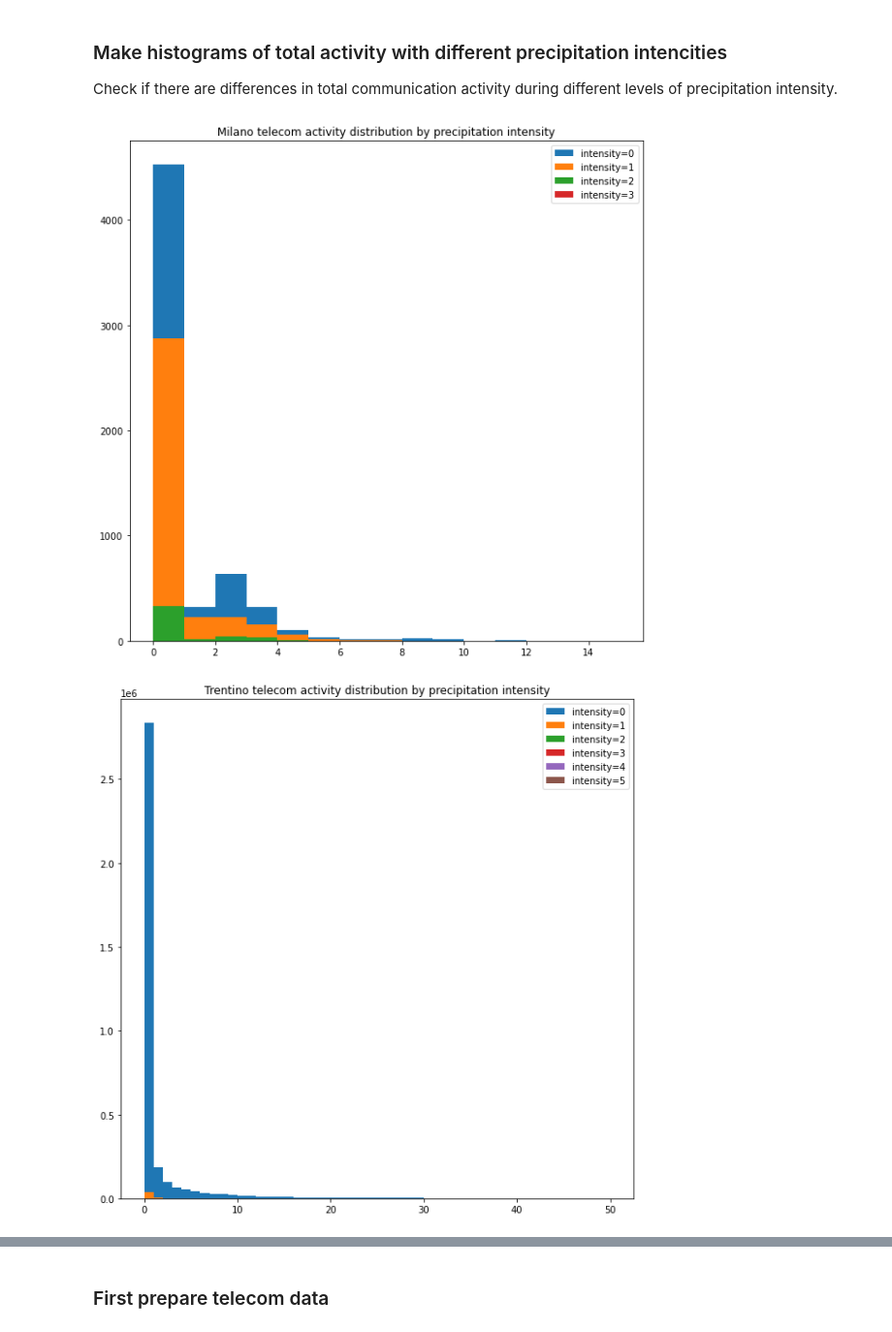
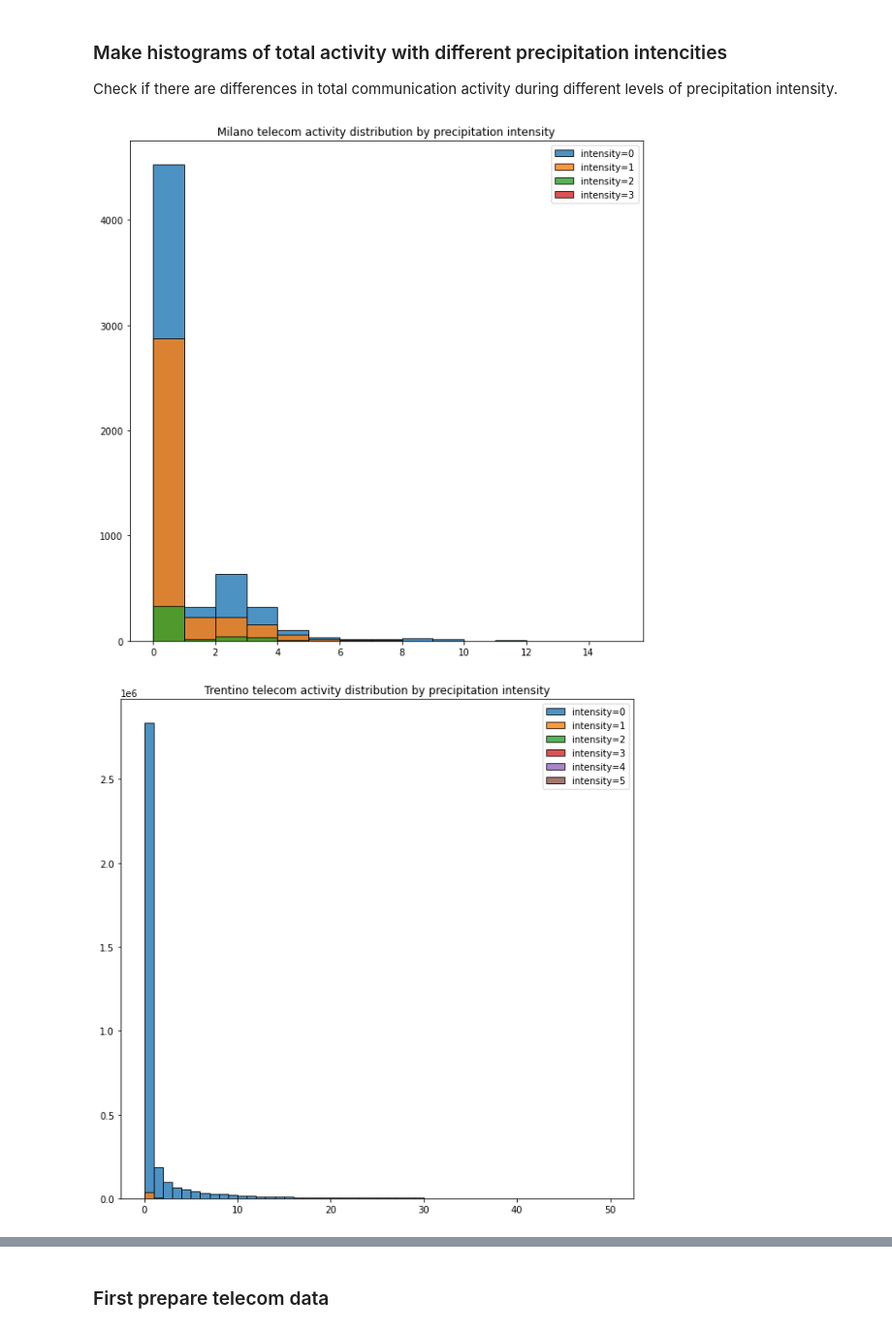
Before and after one commit to Saukkoriipi/DDI_Project, a Jupyter notebook: Project_main.ipynb, the cells around one changed output, grey strips where cells are left out. Shown at 97% size. Cells and saved outputs as stored; diff of their text form; code cells hidden in the pictures.

```diff
--- a/Project_main.ipynb
+++ b/Project_main.ipynb
@@ -824,44 +824,44 @@ Check if there are differences in total communication activity during different
 # %%
 # Split Milano weather data, bases in intensity, to 4 groups (intensity classes 0 to 3).
 milano_w0 = milano.filter_by(0, 'intensity')
 milano_w1 = milano.filter_by(1, 'intensity')
 milano_w2 = milano.filter_by(2, 'intensity')
 milano_w3 = milano.filter_by(3, 'intensity')
 
 # Split Milano weather data, bases on intensity, to 6 groups (intensity classes 1 to 6).
 trentino_w1 = trentino[(trentino['intensity'] >= 1) & (trentino['intensity'] <= 3)]
 trentino_w2 = trentino[(trentino['intensity'] >= 4) & (trentino['intensity'] <= 6)]
 trentino_w3 = trentino[(trentino['intensity'] >= 7) & (trentino['intensity'] <= 9)]
 trentino_w4 = trentino[(trentino['intensity'] >= 10) & (trentino['intensity'] <= 12)]
 trentino_w5 = trentino[(trentino['intensity'] >= 13) & (trentino['intensity'] <= 15)]
 trentino_w6 = trentino[(trentino['intensity'] >= 16) & (trentino['intensity'] <= 18)]
 
 # Plot Milano telecom activity histogram
 bins = list(range(0, 15 + 1, 1))
 plt.rcParams["figure.figsize"] = (10, 10)
-plt.hist(milano_w0["total"], bins=bins)
-plt.hist(milano_w1["total"], bins=bins)
-plt.hist(milano_w2["total"], bins=bins)
-plt.hist(milano_w3["total"], bins=bins)
+plt.hist(milano_w0["total"], bins=bins, alpha=0.8, edgecolor='black')
+plt.hist(milano_w1["total"], bins=bins, alpha=0.8, edgecolor='black')
+plt.hist(milano_w2["total"], bins=bins, alpha=0.8, edgecolor='black')
+plt.hist(milano_w3["total"], bins=bins, alpha=0.8, edgecolor='black')
 plt.title("Milano telecom activity distribution by precipitation intensity")
 plt.legend(["intensity=0", "intensity=1", "intensity=2","intensity=3"], loc ="upper right")
 plt.show()
 
 # Plot Trentino telecom activity histogram
 bins = list(range(0, 50 + 1, 1))
 plt.rcParams["figure.figsize"] = (10, 10)
-plt.hist(trentino_w1["total"], bins=bins)
-plt.hist(trentino_w2["total"], bins=bins)
-plt.hist(trentino_w3["total"], bins=bins)
-plt.hist(trentino_w4["total"], bins=bins)
-plt.hist(trentino_w5["total"], bins=bins)
-plt.hist(trentino_w6["total"], bins=bins)
+plt.hist(trentino_w1["total"], bins=bins, alpha=0.8, edgecolor='black')
+plt.hist(trentino_w2["total"], bins=bins, alpha=0.8, edgecolor='black')
+plt.hist(trentino_w3["total"], bins=bins, alpha=0.8, edgecolor='black')
+plt.hist(trentino_w4["total"], bins=bins, alpha=0.8, edgecolor='black')
+plt.hist(trentino_w5["total"], bins=bins, alpha=0.8, edgecolor='black')
+plt.hist(trentino_w6["total"], bins=bins, alpha=0.8, edgecolor='black')
 plt.title("Trentino telecom activity distribution by precipitation intensity")
 plt.legend(["intensity=0", "intensity=1", "intensity=2","intensity=3","intensity=4"
            ,"intensity=5","intensity=6"], loc ="upper right")
 plt.show()
 # %% [output]
-[figure, old version]
+[figure, new version]
-[figure, old version]
+[figure, new version]
 # %% [markdown]
 ### Plot same data as density histograms.
```
Also changed, not shown: parts of 24 cells of this notebook, 1 other file.
